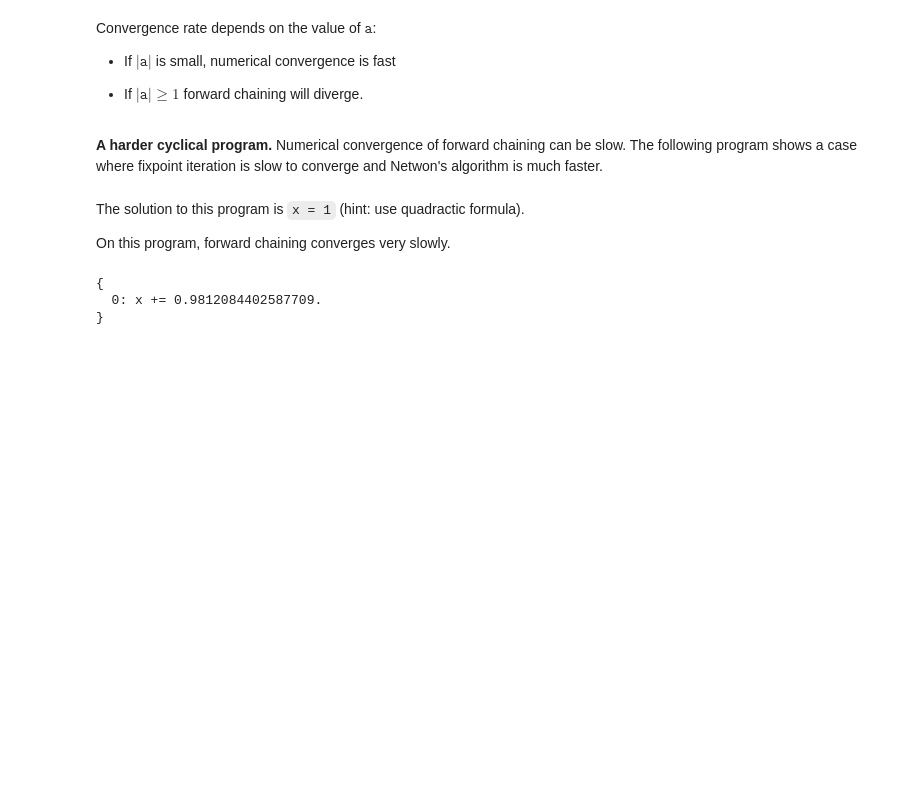
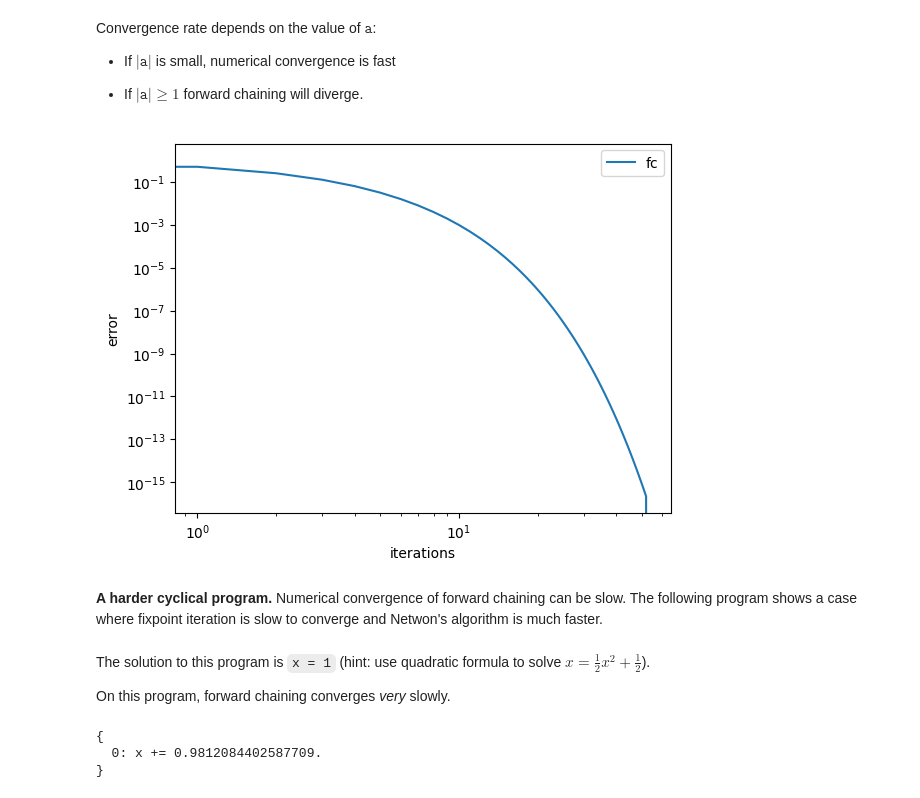
Before and after one commit to timvieira/dyna-pi, a Jupyter notebook: docs/Demo.ipynb, the cells around one changed output. Cells and saved outputs as stored; diff of their text form; code cells hidden in the pictures; blank space fills up the shorter version.

Commit message:
tweaks to demo; added a nice `_repr_html_` method for `Program` instances

```diff
--- a/docs/Demo.ipynb
+++ b/docs/Demo.ipynb
@@ -180,6 +208,13 @@ Convergence rate depends on the value of $\texttt{a}$:
 - If $|\texttt{a}|$ is small, numerical convergence is fast
 
 - If $|\texttt{a}| \ge 1$ forward chaining will diverge.
+# %%
+want = 2
+err_fc = [abs(want - chart.rules[0].body[0]) for chart in take(100, p._fc()) if chart]
+pl.loglog(err_fc, label='fc')
+pl.ylabel('error'); pl.xlabel('iterations'); pl.legend(loc='best');
+# %% [output]
+[figure, added]
 # %% [markdown]
 **A harder cyclical program.** Numerical convergence of forward chaining can be slow.  The following program shows a case where fixpoint iteration is slow to converge and Netwon's algorithm is much faster.
 # %%
@@ -192,9 +227,9 @@ outputs: x.
 
 """)
 # %% [markdown]
-The solution to this program is `x = 1` (hint: use quadractic formula).
+The solution to this program is `x = 1` (hint: use quadratic formula to solve $x = \frac{1}{2} x^2 + \frac{1}{2}$).
 
-On this program, forward chaining converges very slowly.
+On this program, forward chaining converges *very* slowly.
 # %%
 p.fc(100)
 # %% [output]
```
Also changed, not shown: parts of 92 cells of this notebook, 5 other files.
